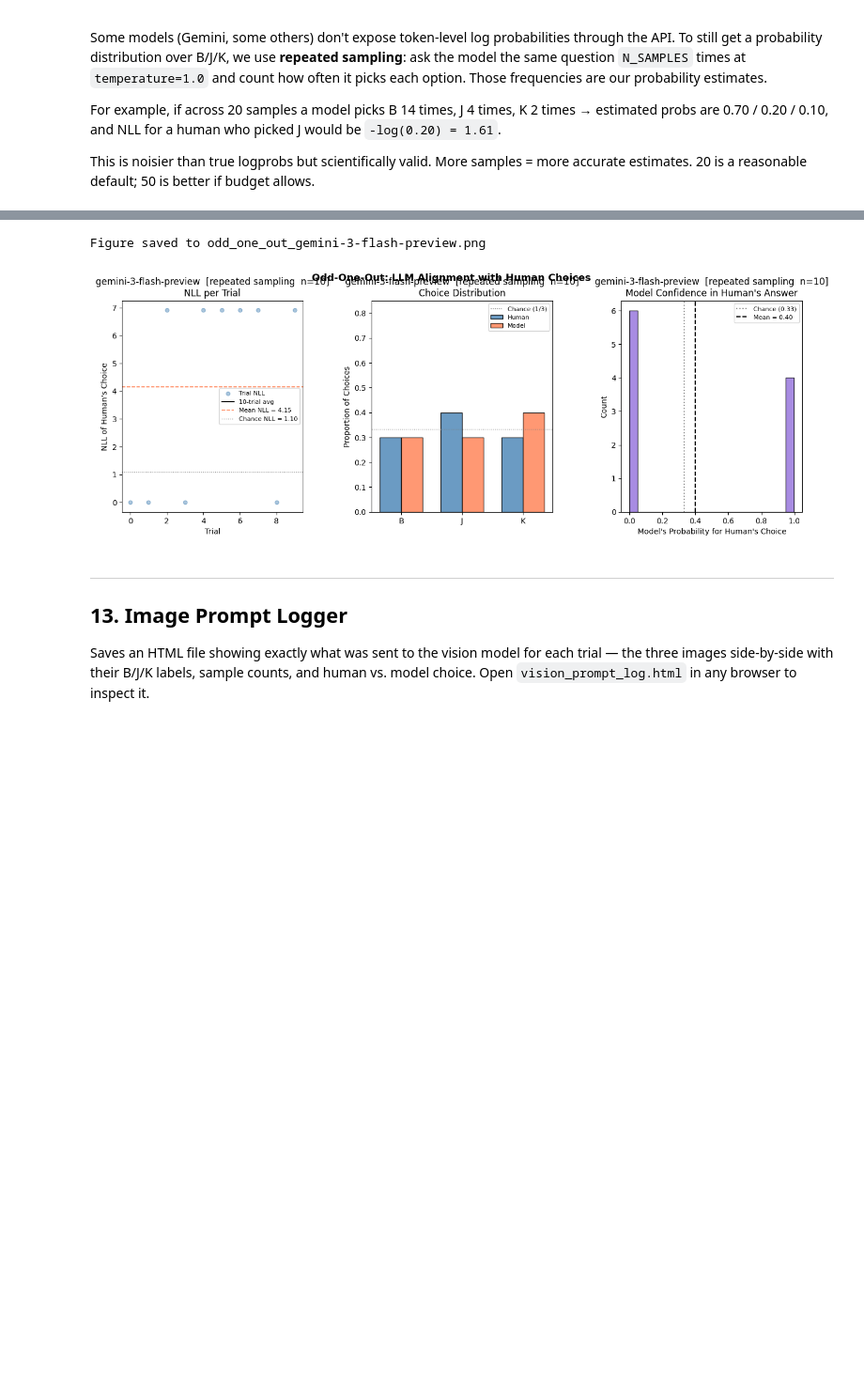
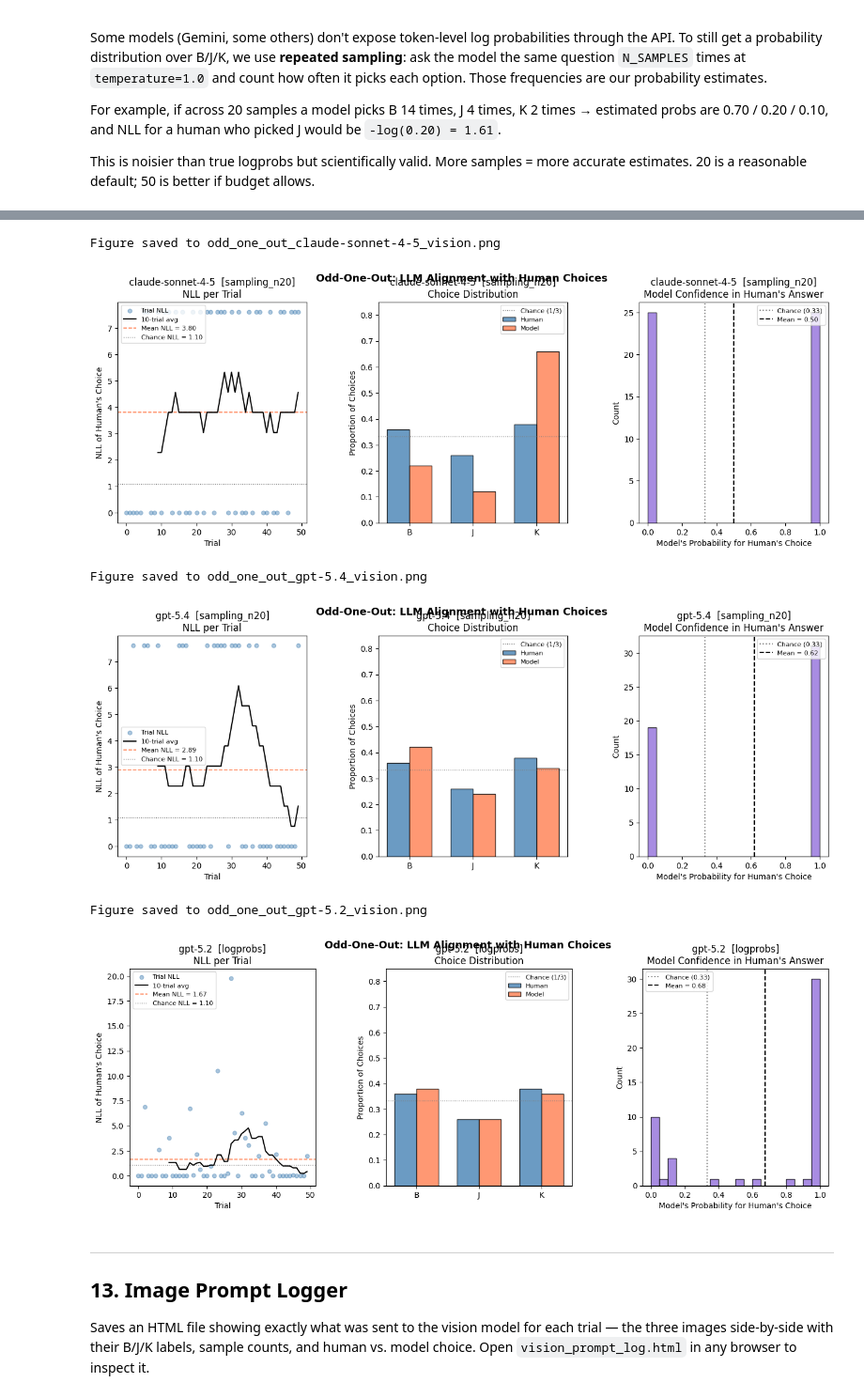
Before and after one commit to BaritoDespacito/CPSY-1950-Project-Demo, a Jupyter notebook: odd_one_out_pipeline.ipynb, the cells around one changed output, grey strips where cells are left out. Shown at 94% size. Cells and saved outputs as stored; diff of their text form; code cells hidden in the pictures; blank space fills up the shorter version.

Commit message:
vision model test

```diff
--- a/odd_one_out_pipeline.ipynb
+++ b/odd_one_out_pipeline.ipynb
@@ -1170,13 +1242,24 @@ Running: gemini-3-flash-preview  (10 samples/trial)
 # %%
-plot_results(
-    gemini_df,
-    model_id     = SAMPLING_MODEL,
-    method_label = f"repeated sampling  n={N_SAMPLES_PER_TRIAL}",
-    save_path    = f"odd_one_out_{SAMPLING_MODEL.replace('/', '_')}.png"
-)
+# ── Plot results for every vision model ──────────────────────────────────────
+for cfg in VISION_MODELS:
+    mid = cfg["model_id"]
+    if mid not in vlm_results:
+        continue
+    df     = pd.DataFrame(vlm_results[mid])
+    method = cfg.get("method_used", "unknown")
+    plot_results(
+        df,
+        model_id     = mid,
+        method_label = method,
+        save_path    = f"odd_one_out_{mid.replace('/', '_')}_vision.png"
+    )
 # %% [output]
-Figure saved to odd_one_out_gemini-3-flash-preview.png
+Figure saved to odd_one_out_claude-sonnet-4-5_vision.png
-[figure, old version]
+[figure, new version]
+Figure saved to odd_one_out_gpt-5.4_vision.png
+[figure, added]
+Figure saved to odd_one_out_gpt-5.2_vision.png
+[figure, added]
 # %% [markdown]
 ---
 ## 13. Image Prompt Logger
```
Also changed, not shown: parts of 11 cells of this notebook, 3 other files.
